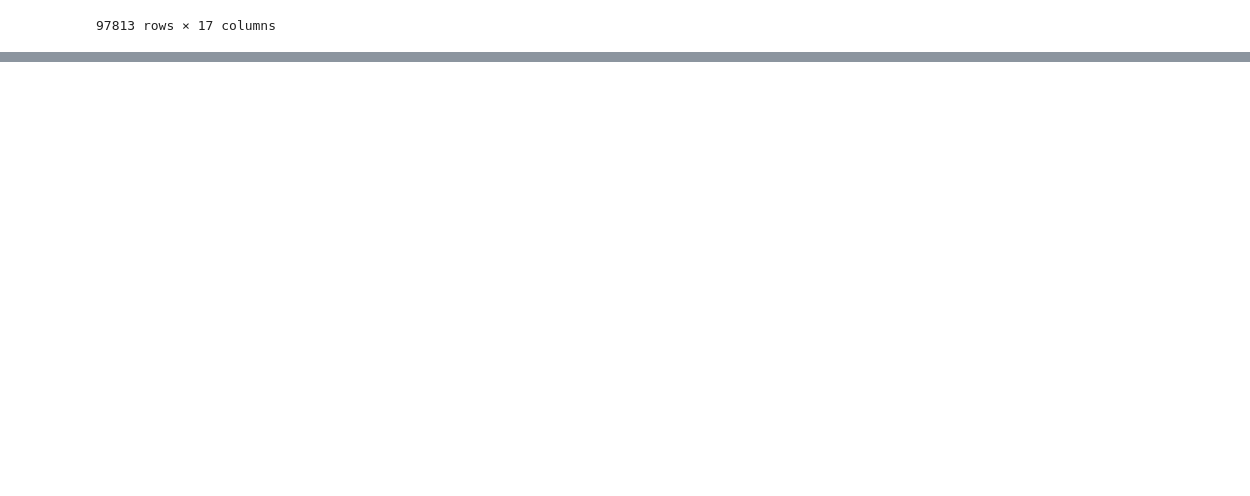
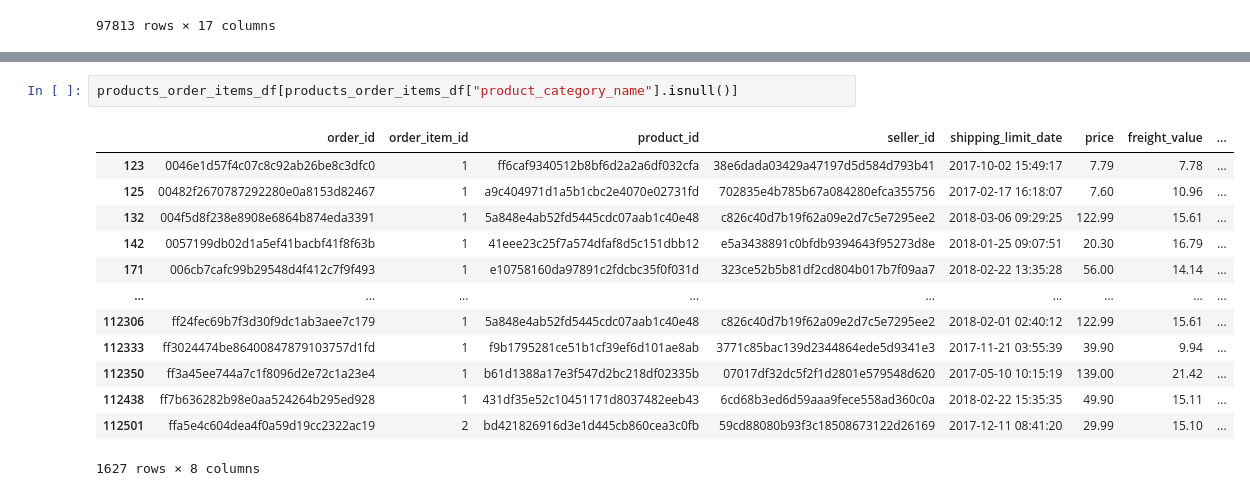
Before and after one commit to Mocuss/FESI-Crew, a Jupyter notebook: EDA.ipynb, the cells around one changed output, grey strips where cells are left out. Cells and saved outputs as stored; diff of their text form; blank space fills up the shorter version.

```diff
--- a/EDA.ipynb
+++ b/EDA.ipynb
@@ -680,0 +711,16 @@ filtered_customer_orders_payment_reviews_df
+# %%
+products_order_items_df[products_order_items_df["product_category_name"].isnull()]
+# %% [output]
+|  | order_id | order_item_id | product_id | seller_id | shipping_limit_date | price | freight_value | ... |
+| 123 | 0046e1d57f4c07c8c92ab26be8c3dfc0 | 1 | ff6caf9340512b8bf6d2a2a6df032cfa | 38e6dada03429a47197d5d584d793b41 | 2017-10-02 15:49:17 | 7.79 | 7.78 | ... |
+| 125 | 00482f2670787292280e0a8153d82467 | 1 | a9c404971d1a5b1cbc2e4070e02731fd | 702835e4b785b67a084280efca355756 | 2017-02-17 16:18:07 | 7.60 | 10.96 | ... |
+| 132 | 004f5d8f238e8908e6864b874eda3391 | 1 | 5a848e4ab52fd5445cdc07aab1c40e48 | c826c40d7b19f62a09e2d7c5e7295ee2 | 2018-03-06 09:29:25 | 122.99 | 15.61 | ... |
+| 142 | 0057199db02d1a5ef41bacbf41f8f63b | 1 | 41eee23c25f7a574dfaf8d5c151dbb12 | e5a3438891c0bfdb9394643f95273d8e | 2018-01-25 09:07:51 | 20.30 | 16.79 | ... |
+| 171 | 006cb7cafc99b29548d4f412c7f9f493 | 1 | e10758160da97891c2fdcbc35f0f031d | 323ce52b5b81df2cd804b017b7f09aa7 | 2018-02-22 13:35:28 | 56.00 | 14.14 | ... |
+| ... | ... | ... | ... | ... | ... | ... | ... | ... |
+| 112306 | ff24fec69b7f3d30f9dc1ab3aee7c179 | 1 | 5a848e4ab52fd5445cdc07aab1c40e48 | c826c40d7b19f62a09e2d7c5e7295ee2 | 2018-02-01 02:40:12 | 122.99 | 15.61 | ... |
+| 112333 | ff3024474be86400847879103757d1fd | 1 | f9b1795281ce51b1cf39ef6d101ae8ab | 3771c85bac139d2344864ede5d9341e3 | 2017-11-21 03:55:39 | 39.90 | 9.94 | ... |
+| 112350 | ff3a45ee744a7c1f8096d2e72c1a23e4 | 1 | b61d1388a17e3f547d2bc218df02335b | 07017df32dc5f2f1d2801e579548d620 | 2017-05-10 10:15:19 | 139.00 | 21.42 | ... |
+| 112438 | ff7b636282b98e0aa524264b295ed928 | 1 | 431df35e52c10451171d8037482eeb43 | 6cd68b3ed6d59aaa9fece558ad360c0a | 2018-02-22 15:35:35 | 49.90 | 15.11 | ... |
+| 112501 | ffa5e4c604dea4f0a59d19cc2322ac19 | 2 | bd421826916d3e1d445cb860cea3c0fb | 59cd88080b93f3c18508673122d26169 | 2017-12-11 08:41:20 | 29.99 | 15.10 | ... |
+1627 rows × 8 columns
```
Also changed, not shown: parts of 19 cells of this notebook.
